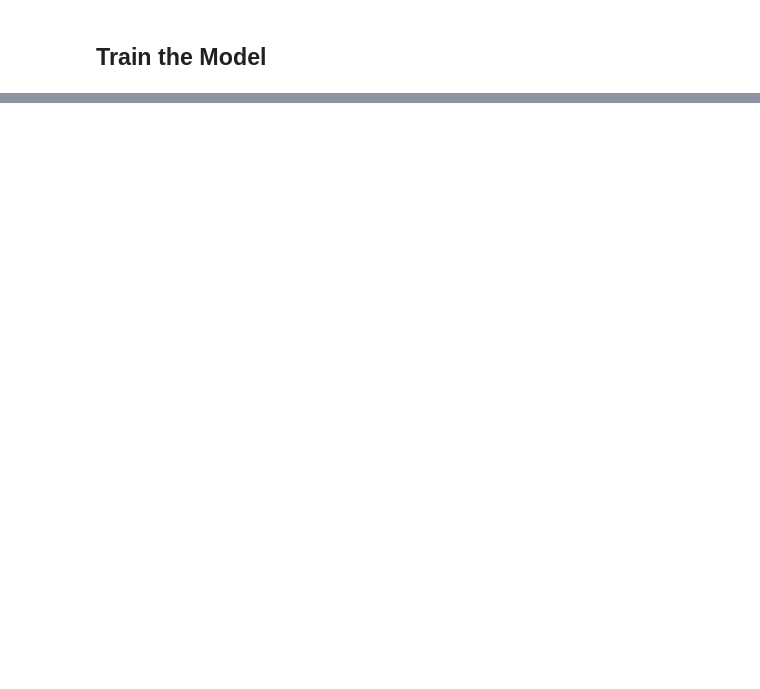
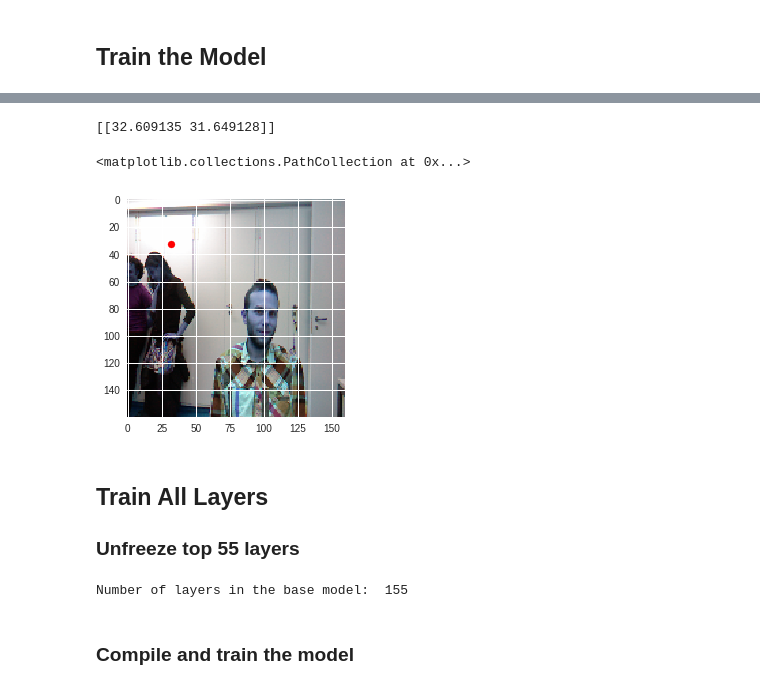
Before and after one commit to MatthewCalligaro/TheNoseArcade, a Jupyter notebook: neural-network/notebooks/vanilla-tf-keras-model.ipynb, the cells around one changed output, grey strips where cells are left out. Cells and saved outputs as stored; diff of their text form; code cells hidden in the pictures; blank space fills up the shorter version.

Commit message:
Add export model commands

```diff
--- a/neural-network/notebooks/vanilla-tf-keras-model.ipynb
+++ b/neural-network/notebooks/vanilla-tf-keras-model.ipynb
@@ -155,7 +161,7 @@ Here we are using MobileNet because it is small, we can always switch to somethi
 # %%
 IMG_SHAPE = (image_size, image_size, 3)
 
-# Create the base model from the pre-trained model MobileNet V2
-base_model = tf.keras.applications.MobileNetV2(input_shape=IMG_SHAPE,
-                                               include_top=False,
-                                               weights='imagenet')
+# Create the base model from the pre-trained model ResNet
+base_model = tf.keras.applications.MobileNetV2(include_top=False,
+                                            input_shape=IMG_SHAPE,
+                                            weights='imagenet')
@@ -183,7 +201,7 @@ Now let's add a few layers on top of the base model:
 model = tf.keras.Sequential([
   base_model,
   keras.layers.GlobalAveragePooling2D(),
-  keras.layers.Dense(2, activation='relu')
+  keras.layers.Dense(2)
 ])
 # %% [markdown]
 ### Compile the model
@@ -248,0 +263,9 @@ Epoch 10/10
+# %%
+ctr = model.predict(np.expand_dims(x_train[0], axis=0))
+plt.imshow(x_train[0])
+print(ctr)
+plt.scatter([ctr[0][1]], [ctr[0][0]], c='r')
+# %% [output]
+[[32.609135 31.649128]]
+<matplotlib.collections.PathCollection at 0x...>
+[figure, added]
@@ -248,0 +282,4 @@ Epoch 10/10
+# %% [markdown]
+## Train All Layers
+
+### Unfreeze top 55 layers
@@ -248,0 +288,14 @@ Epoch 10/10
+# %%
+# Let's take a look to see how many layers are in the base model
+print("Number of layers in the base model: ", len(base_model.layers))
+
+# Fine tune from this layer onwards
+fine_tune_at = 100
+
+# Freeze all the layers before the `fine_tune_at` layer
+for layer in base_model.layers[:fine_tune_at]:
+  layer.trainable =  False
+# %% [output]
+Number of layers in the base model:  155
+# %% [markdown]
+### Compile and train the model
```
Also changed, not shown: parts of 19 cells of this notebook.
